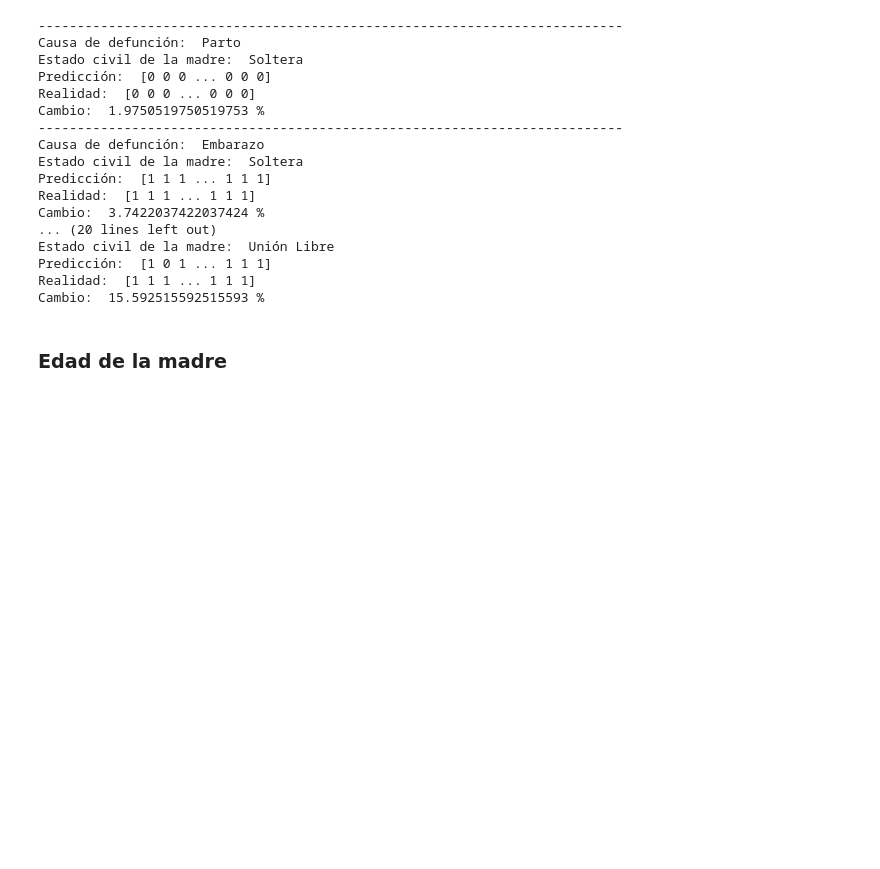
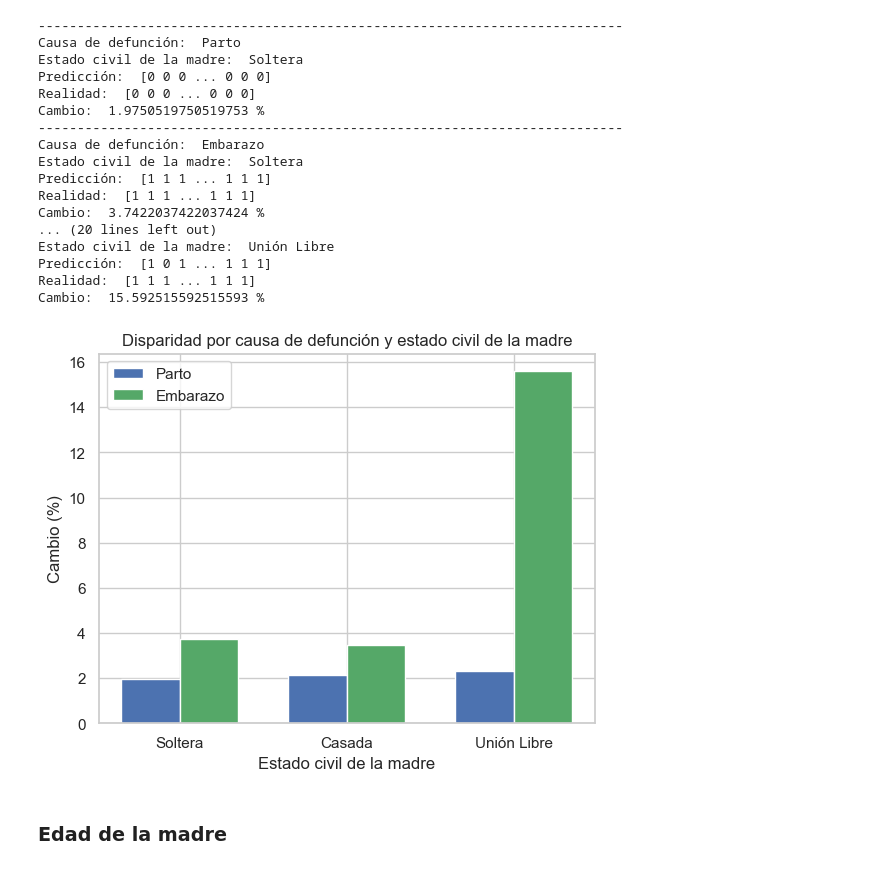
Before and after one commit to stefanoaragoni/mineria_proyecto, a Jupyter notebook: svm.ipynb, the cells around one changed output. Saved outputs shown, nothing was run; the diff lists cells and outputs as text; code cells hidden in the pictures; blank space fills up the shorter version.

```diff
--- a/svm.ipynb
+++ b/svm.ipynb
@@ -495,10 +595,12 @@ df1['Estado_Civil_Madre'].value_counts()
 Name: Estado_Civil_Madre, dtype: int64
 # %%
 # Nivel de educación de la madre - Universidad
+disparidad = {}
 
 estadoCivil = {1:'Soltera', 2:'Casada', 3:'Unión Libre'}
 
 for n in estadoCivil:
+    disparidad[n] = {}
     for c in causas:
         df_1 = df[df['Causa_Defunción'] == c] # causa de defunción
         df_1 = df_1[columnas + ['Causa_Defunción']]
@@ -520,7 +622,10 @@ for n in estadoCivil:
 
         print('Predicción: ', y_correct)
         print('Realidad: ', y_test.values)
-        print("Cambio: ", (y_correct != y_test).sum() / len(y_test) * 100, "%")
+        #print("Cambio: ", (y_correct != y_test).sum() / len(y_test) * 100, "%")
+        cambio = (y_correct != y_test).sum() / len(y_test) * 100
+        print("Cambio: ", cambio, "%")
+        disparidad[n][c] = cambio
 # %% [output]
 ---------------------------------------------------------------------------
 Causa de defunción:  Parto
@@ -539,6 +644,27 @@ Estado civil de la madre:  Unión Libre
 Predicción:  [1 0 1 ... 1 1 1]
 Realidad:  [1 1 1 ... 1 1 1]
 Cambio:  15.592515592515593 %
+# %%
+estados = ['Soltera', 'Casada', 'Unión Libre']
+parto_values = [disparidad[1][0], disparidad[2][0], disparidad[3][0]]
+embarazo_values = [disparidad[1][1], disparidad[2][1], disparidad[3][1]]
+
+bar_width = 0.35
+
+r1 = np.arange(len(estados))
+r2 = [x + bar_width for x in r1]
+
+plt.bar(r1, parto_values, color='b', width=bar_width, label='Parto')
+plt.bar(r2, embarazo_values, color='g', width=bar_width, label='Embarazo')
+
+plt.xlabel('Estado civil de la madre')
+plt.ylabel('Cambio (%)')
+plt.title('Disparidad por causa de defunción y estado civil de la madre')
+plt.xticks([r + bar_width / 2 for r in range(len(estados))], estados)
+plt.legend()
+plt.show()
+# %% [output]
+[figure, added]
 # %% [markdown]
 ### Edad de la madre
 # %% [markdown]
```
Also changed, not shown: parts of 9 cells of this notebook.
